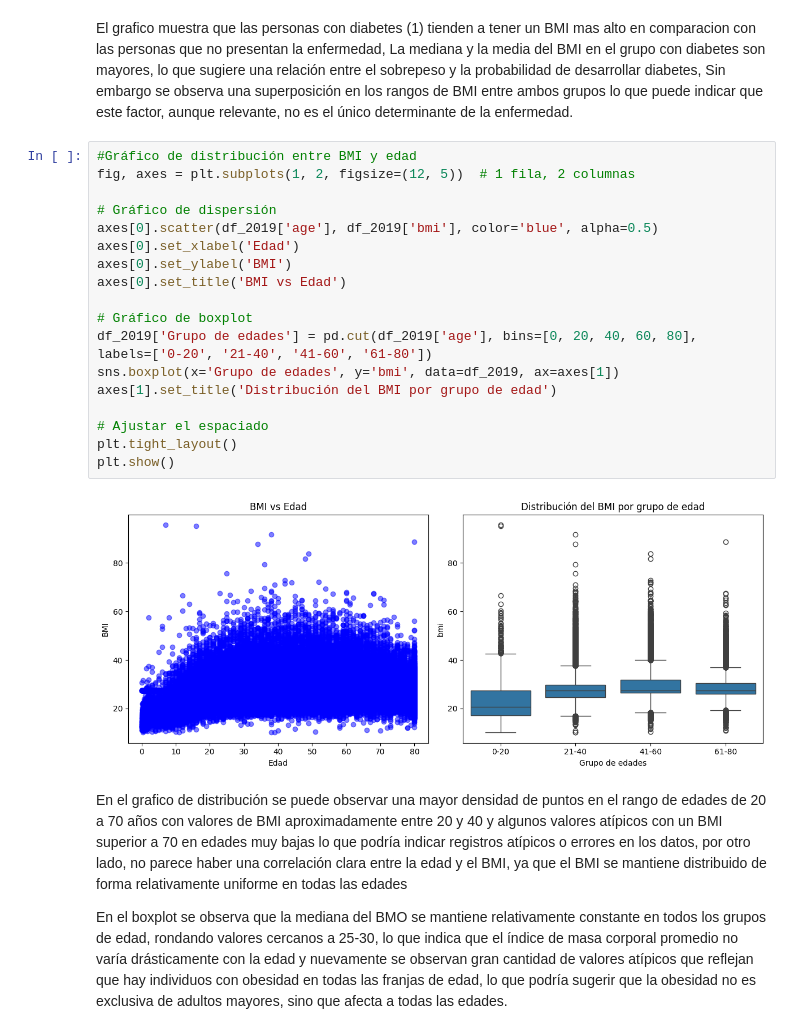
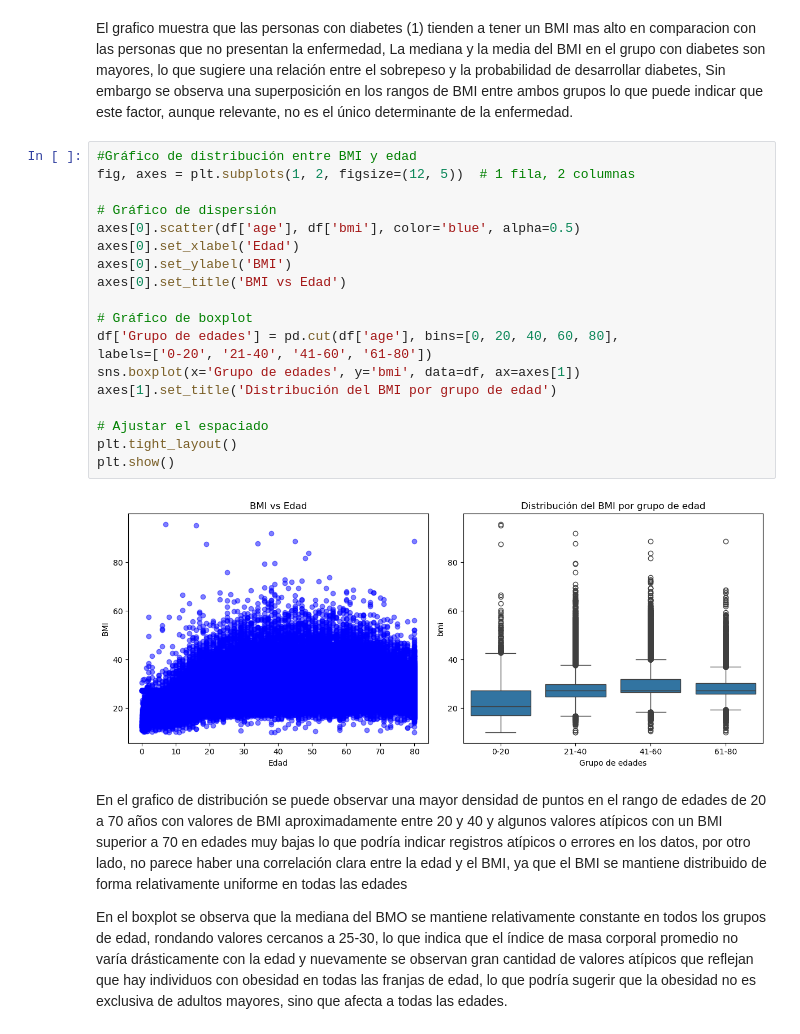
Before and after one commit to JuanMarting/EDA, a Jupyter notebook: Trabajo_final_EDA.ipynb, the cells around one changed output. Cells and saved outputs as stored; diff of their text form.

```diff
--- a/Trabajo_final_EDA.ipynb
+++ b/Trabajo_final_EDA.ipynb
@@ -537,24 +638,24 @@ El grafico muestra que las personas con diabetes (1) tienden a tener un BMI mas
 # %%
 #Gráfico de distribución entre BMI y edad
 fig, axes = plt.subplots(1, 2, figsize=(12, 5))  # 1 fila, 2 columnas
 
 # Gráfico de dispersión
-axes[0].scatter(df_2019['age'], df_2019['bmi'], color='blue', alpha=0.5)
+axes[0].scatter(df['age'], df['bmi'], color='blue', alpha=0.5)
 axes[0].set_xlabel('Edad')
 axes[0].set_ylabel('BMI')
 axes[0].set_title('BMI vs Edad')
 
 # Gráfico de boxplot
-df_2019['Grupo de edades'] = pd.cut(df_2019['age'], bins=[0, 20, 40, 60, 80],
+df['Grupo de edades'] = pd.cut(df['age'], bins=[0, 20, 40, 60, 80],
 labels=['0-20', '21-40', '41-60', '61-80'])
-sns.boxplot(x='Grupo de edades', y='bmi', data=df_2019, ax=axes[1])
+sns.boxplot(x='Grupo de edades', y='bmi', data=df, ax=axes[1])
 axes[1].set_title('Distribución del BMI por grupo de edad')
 
 # Ajustar el espaciado
 plt.tight_layout()
 plt.show()
 # %% [output]
-[figure, old version]
+[figure, new version]
 # %% [markdown]
 En el grafico de distribución se puede observar una mayor densidad de puntos en el rango de edades de 20 a 70 años con valores de BMI aproximadamente entre 20 y 40 y algunos valores atípicos con un BMI superior a 70 en edades muy bajas lo que podría indicar registros atípicos o errores en los datos, por otro lado, no parece haber una correlación clara entre la edad y el BMI, ya que el BMI se mantiene distribuido de forma relativamente uniforme en todas las edades
 
```
Also changed, not shown: parts of 34 cells of this notebook.
